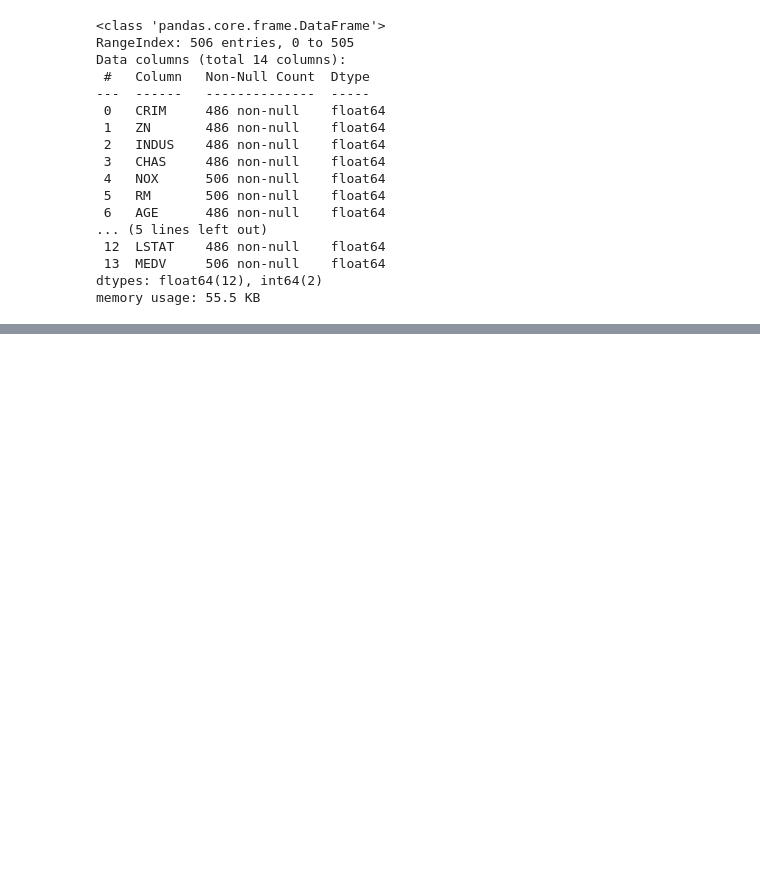
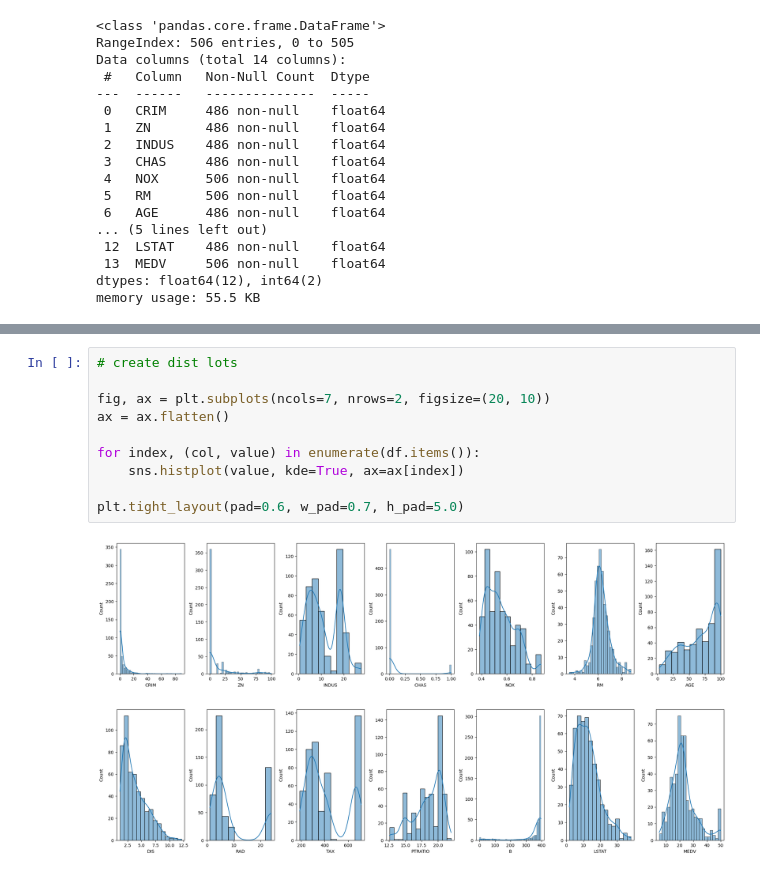
Before and after one commit to ajay8893/house_price_prediction, a Jupyter notebook: house_price_prediction.ipynb, the cells around one changed output, grey strips where cells are left out. Cells and saved outputs as stored; diff of their text form; blank space fills up the shorter version.

```diff
--- a/house_price_prediction.ipynb
+++ b/house_price_prediction.ipynb
@@ -119,0 +110,12 @@ df.describe()
+# %%
+# create dist lots
+
+fig, ax = plt.subplots(ncols=7, nrows=2, figsize=(20, 10))
+ax = ax.flatten()
+
+for index, (col, value) in enumerate(df.items()):
+    sns.histplot(value, kde=True, ax=ax[index])
+
+plt.tight_layout(pad=0.6, w_pad=0.7, h_pad=5.0)
+# %% [output]
+[figure, added]
```
Also changed, not shown: parts of 26 cells of this notebook.
